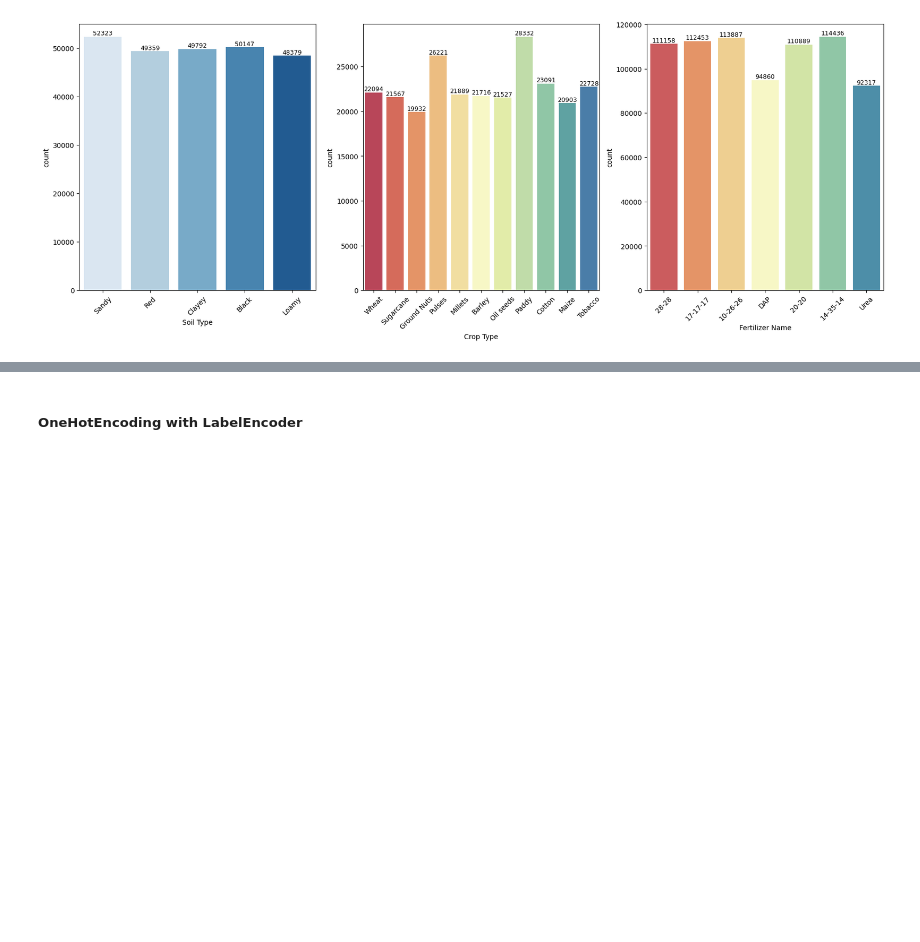
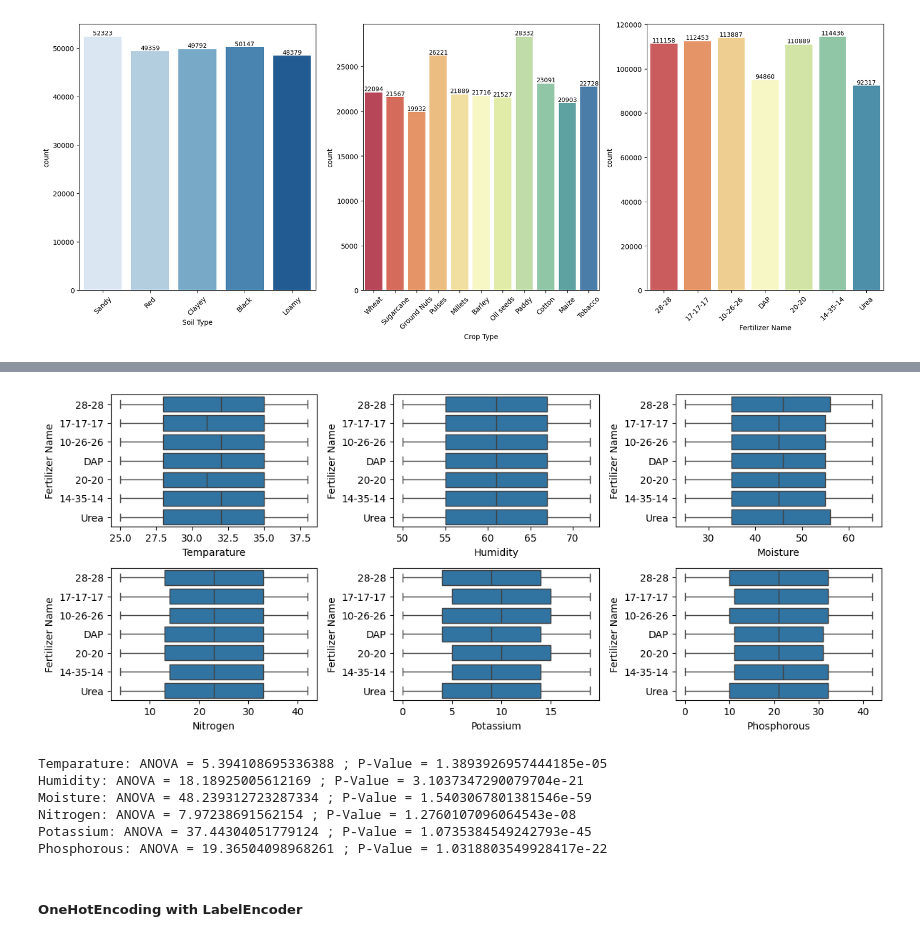
Before and after one commit to Viswa220522/predicting_optimal_fertilizers, a Jupyter notebook: EDA_predicting_optimal_fertilizers.ipynb, the cells around one changed output, grey strips where cells are left out. Drawn from its saved outputs; the diff is of its cells as text; code cells hidden in the pictures; blank space fills up the shorter version.

```diff
--- a/EDA_predicting_optimal_fertilizers.ipynb
+++ b/EDA_predicting_optimal_fertilizers.ipynb
@@ -246,3 +263,25 @@ axs[2].tick_params(axis = 'x', rotation = 45)
+# %%
+plt.figure(figsize = (12, 7))
+for pos, col in enumerate(numeric_columns):
+    plt.subplot(3,3,pos+1)
+    sns.boxplot(x = train_data[col], y=train_data['Fertilizer Name'])
+
+plt.tight_layout()
+plt.show()
+# %% [output]
+[figure, added]
+# %%
+for col in numeric_columns:
+    groups = [df[col] for name, df in train_data.groupby('Fertilizer Name')]
+    anova, p_value = stats.f_oneway(*groups)
+    print(f"{col}: ANOVA = {anova} ; P-Value = {p_value}")
+# %% [output]
+Temparature: ANOVA = 5.394108695336388 ; P-Value = 1.3893926957444185e-05
+Humidity: ANOVA = 18.18925005612169 ; P-Value = 3.1037347290079704e-21
+Moisture: ANOVA = 48.239312723287334 ; P-Value = 1.5403067801381546e-59
+Nitrogen: ANOVA = 7.97238691562154 ; P-Value = 1.2760107096064543e-08
+Potassium: ANOVA = 37.44304051779124 ; P-Value = 1.0735384549242793e-45
+Phosphorous: ANOVA = 19.36504098968261 ; P-Value = 1.0318803549928417e-22
 # %% [markdown]
 ##### OneHotEncoding with LabelEncoder
 # %%
```
Also changed, not shown: parts of 3 cells of this notebook.
